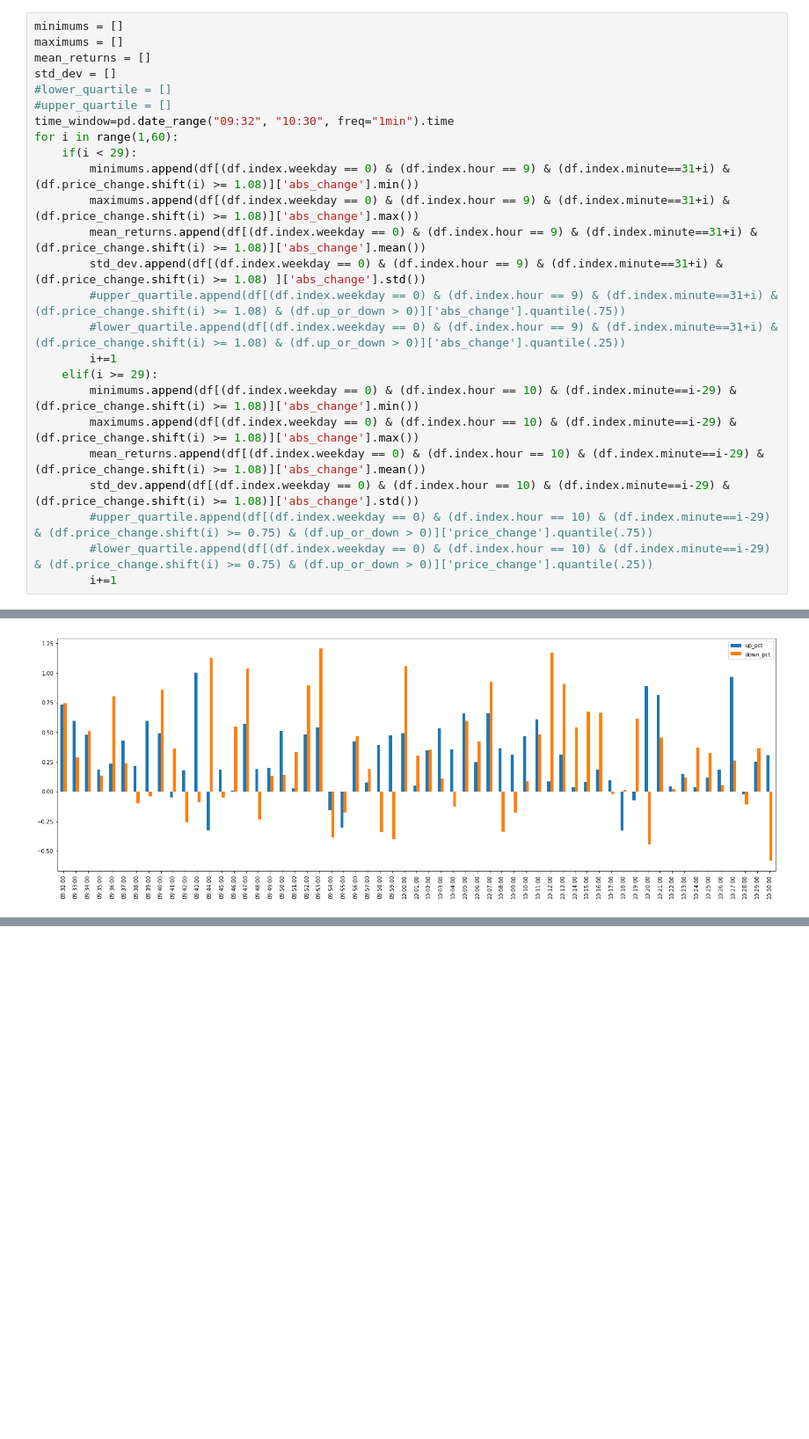
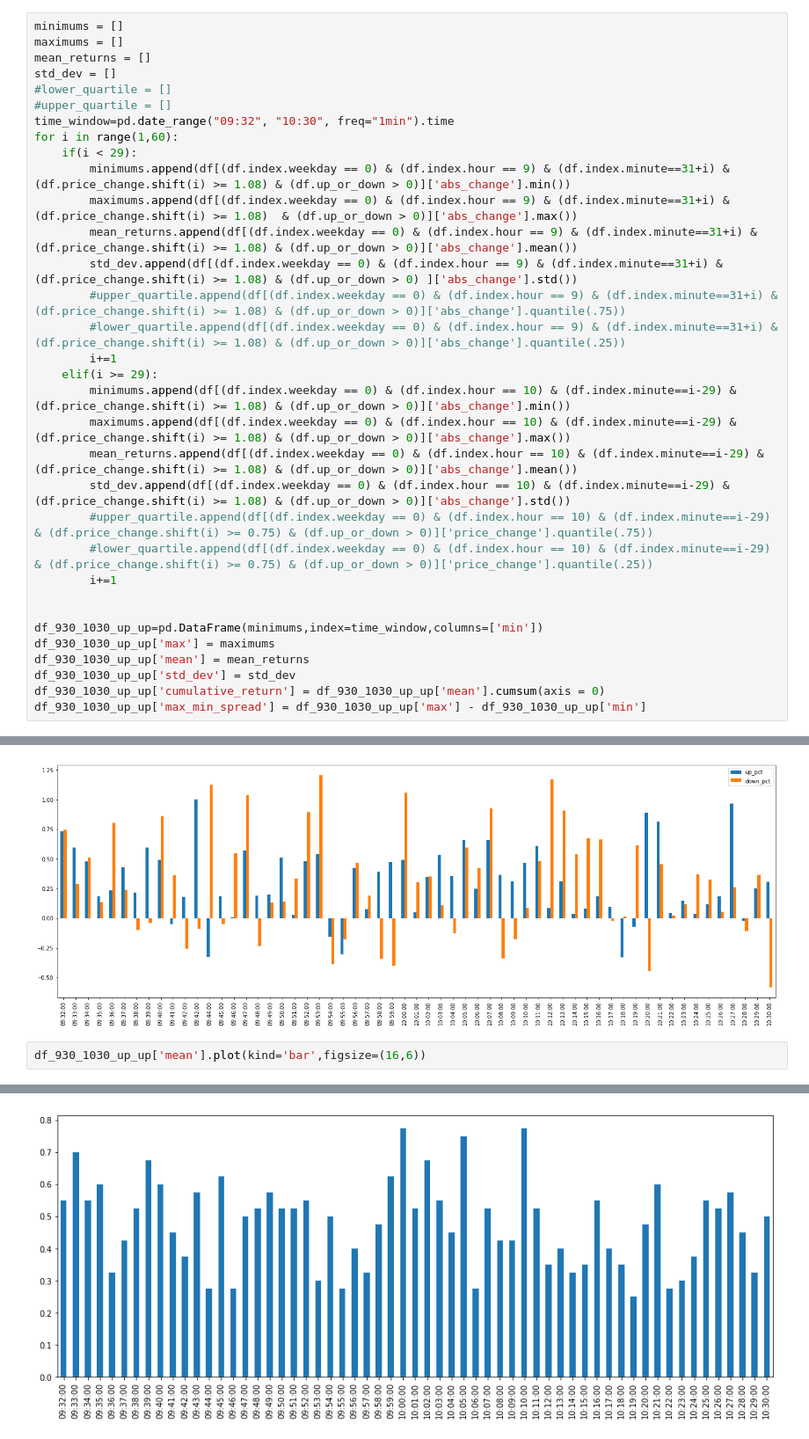
Before and after one commit to kevinfcleary/Brendan_Stuff, a Jupyter notebook: Brendan_Stuff/Analytics Suite v0.2.ipynb, the cells around one changed output, grey strips where cells are left out. Shown at 88% size. Saved outputs shown, nothing was run; the diff lists cells and outputs as text; blank space fills up the shorter version.

```diff
--- a/Brendan_Stuff/Analytics Suite v0.2.ipynb
+++ b/Brendan_Stuff/Analytics Suite v0.2.ipynb
@@ -140,18 +140,26 @@ std_dev = []
 time_window=pd.date_range("09:32", "10:30", freq="1min").time
 for i in range(1,60):
     if(i < 29):
-        minimums.append(df[(df.index.weekday == 0) & (df.index.hour == 9) & (df.index.minute==31+i) & (df.price_change.shift(i) >= 1.08)]['abs_change'].min())
-        maximums.append(df[(df.index.weekday == 0) & (df.index.hour == 9) & (df.index.minute==31+i) & (df.price_change.shift(i) >= 1.08)]['abs_change'].max())
-        mean_returns.append(df[(df.index.weekday == 0) & (df.index.hour == 9) & (df.index.minute==31+i) & (df.price_change.shift(i) >= 1.08)]['abs_change'].mean())
-        std_dev.append(df[(df.index.weekday == 0) & (df.index.hour == 9) & (df.index.minute==31+i) & (df.price_change.shift(i) >= 1.08) ]['abs_change'].std())
+        minimums.append(df[(df.index.weekday == 0) & (df.index.hour == 9) & (df.index.minute==31+i) & (df.price_change.shift(i) >= 1.08) & (df.up_or_down > 0)]['abs_change'].min())
+        maximums.append(df[(df.index.weekday == 0) & (df.index.hour == 9) & (df.index.minute==31+i) & (df.price_change.shift(i) >= 1.08)  & (df.up_or_down > 0)]['abs_change'].max())
+        mean_returns.append(df[(df.index.weekday == 0) & (df.index.hour == 9) & (df.index.minute==31+i) & (df.price_change.shift(i) >= 1.08) & (df.up_or_down > 0)]['abs_change'].mean())
+        std_dev.append(df[(df.index.weekday == 0) & (df.index.hour == 9) & (df.index.minute==31+i) & (df.price_change.shift(i) >= 1.08) & (df.up_or_down > 0) ]['abs_change'].std())
         #upper_quartile.append(df[(df.index.weekday == 0) & (df.index.hour == 9) & (df.index.minute==31+i) & (df.price_change.shift(i) >= 1.08) & (df.up_or_down > 0)]['abs_change'].quantile(.75))
         #lower_quartile.append(df[(df.index.weekday == 0) & (df.index.hour == 9) & (df.index.minute==31+i) & (df.price_change.shift(i) >= 1.08) & (df.up_or_down > 0)]['abs_change'].quantile(.25))
         i+=1
     elif(i >= 29):
-        minimums.append(df[(df.index.weekday == 0) & (df.index.hour == 10) & (df.index.minute==i-29) & (df.price_change.shift(i) >= 1.08)]['abs_change'].min())
-        maximums.append(df[(df.index.weekday == 0) & (df.index.hour == 10) & (df.index.minute==i-29) & (df.price_change.shift(i) >= 1.08)]['abs_change'].max())
-        mean_returns.append(df[(df.index.weekday == 0) & (df.index.hour == 10) & (df.index.minute==i-29) & (df.price_change.shift(i) >= 1.08)]['abs_change'].mean())
-        std_dev.append(df[(df.index.weekday == 0) & (df.index.hour == 10) & (df.index.minute==i-29) & (df.price_change.shift(i) >= 1.08)]['abs_change'].std())
+        minimums.append(df[(df.index.weekday == 0) & (df.index.hour == 10) & (df.index.minute==i-29) & (df.price_change.shift(i) >= 1.08) & (df.up_or_down > 0)]['abs_change'].min())
+        maximums.append(df[(df.index.weekday == 0) & (df.index.hour == 10) & (df.index.minute==i-29) & (df.price_change.shift(i) >= 1.08) & (df.up_or_down > 0)]['abs_change'].max())
+        mean_returns.append(df[(df.index.weekday == 0) & (df.index.hour == 10) & (df.index.minute==i-29) & (df.price_change.shift(i) >= 1.08) & (df.up_or_down > 0)]['abs_change'].mean())
+        std_dev.append(df[(df.index.weekday == 0) & (df.index.hour == 10) & (df.index.minute==i-29) & (df.price_change.shift(i) >= 1.08) & (df.up_or_down > 0)]['abs_change'].std())
         #upper_quartile.append(df[(df.index.weekday == 0) & (df.index.hour == 10) & (df.index.minute==i-29) & (df.price_change.shift(i) >= 0.75) & (df.up_or_down > 0)]['price_change'].quantile(.75))
         #lower_quartile.append(df[(df.index.weekday == 0) & (df.index.hour == 10) & (df.index.minute==i-29) & (df.price_change.shift(i) >= 0.75) & (df.up_or_down > 0)]['price_change'].quantile(.25))
         i+=1
+
+
+df_930_1030_up_up=pd.DataFrame(minimums,index=time_window,columns=['min'])
+df_930_1030_up_up['max'] = maximums
+df_930_1030_up_up['mean'] = mean_returns
+df_930_1030_up_up['std_dev'] = std_dev
+df_930_1030_up_up['cumulative_return'] = df_930_1030_up_up['mean'].cumsum(axis = 0)
+df_930_1030_up_up['max_min_spread'] = df_930_1030_up_up['max'] - df_930_1030_up_up['min']
@@ -247,3 +281,6 @@ df_temp2['down_pct'] = df_temp['down_pct']
 df_temp2.plot.bar(figsize=(24,8));
 # %% [output]
 [figure]
+# %%
+df_930_1030_up_up['mean'].plot(kind='bar',figsize=(16,6))
+# %% [output]
@@ -249,0 +288 @@ df_temp2.plot.bar(figsize=(24,8));
+[figure, added]
```
Also changed, not shown: parts of 10 cells of this notebook.
